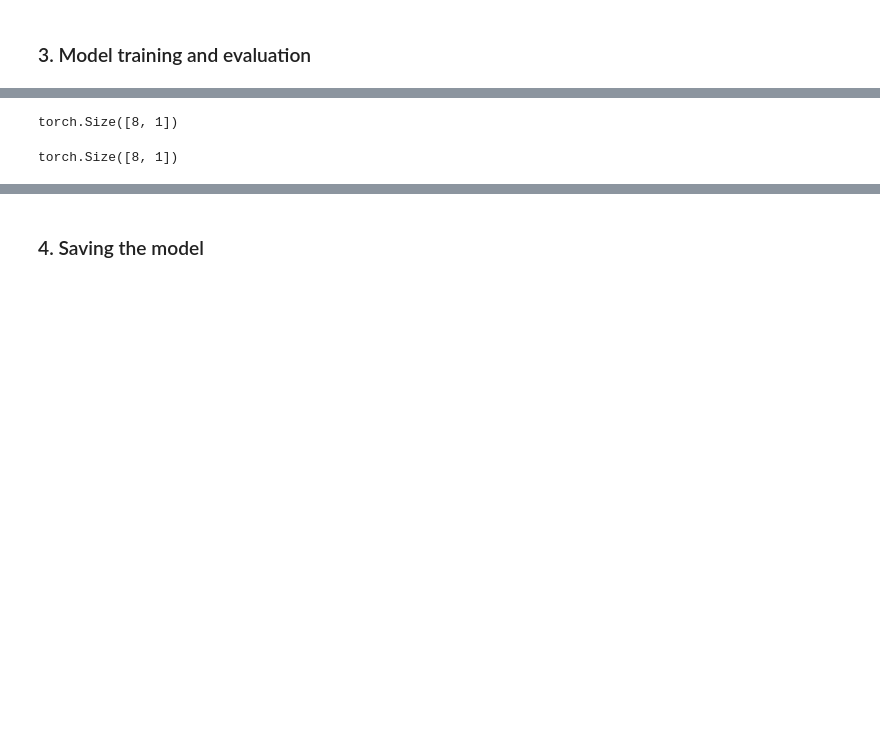
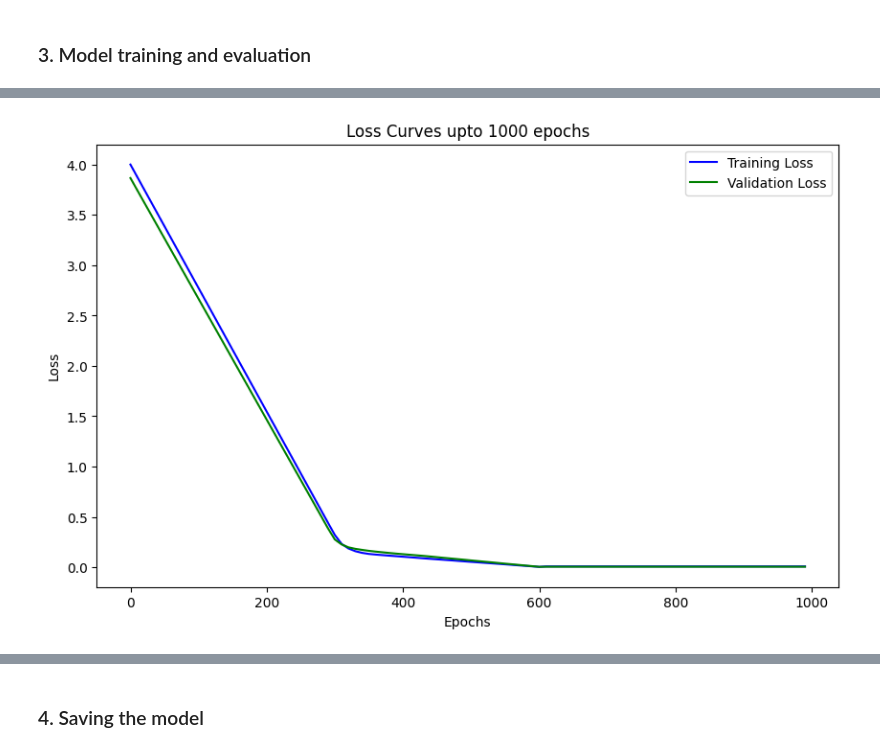
Before and after one commit to Taibangnganba/Linear-Regression-Model-with-a-custom-dataset, a Jupyter notebook: Linear_regression_model.ipynb, the cells around one changed output, grey strips where cells are left out. Drawn from its saved outputs; the diff is of its cells as text; code cells hidden in the pictures; blank space fills up the shorter version.

```diff
--- a/Linear_regression_model.ipynb
+++ b/Linear_regression_model.ipynb
@@ -129,9 +145,11 @@ Epoch: 999 | Loss: 0.0083 | Test Loss: 0.0041
-# %%
-y_pred = model(x_val)
-y_pred.shape
-# %% [output]
-torch.Size([8, 1])
-# %%
-x_val.shape
-# %% [output]
-torch.Size([8, 1])
+# %%
+plt.figure(figsize=(10,6))
+plt.plot(epoch_counts,train_losses, 'b', label='Training Loss')
+plt.plot(epoch_counts,val_losses, 'g', label='Validation Loss')
+plt.xlabel('Epochs')
+plt.ylabel('Loss')
+plt.title("Loss Curves upto 1000 epochs")
+plt.legend()
+plt.show()
+# %% [output]
+[figure, added]
```
Also changed, not shown: parts of 22 cells of this notebook.
